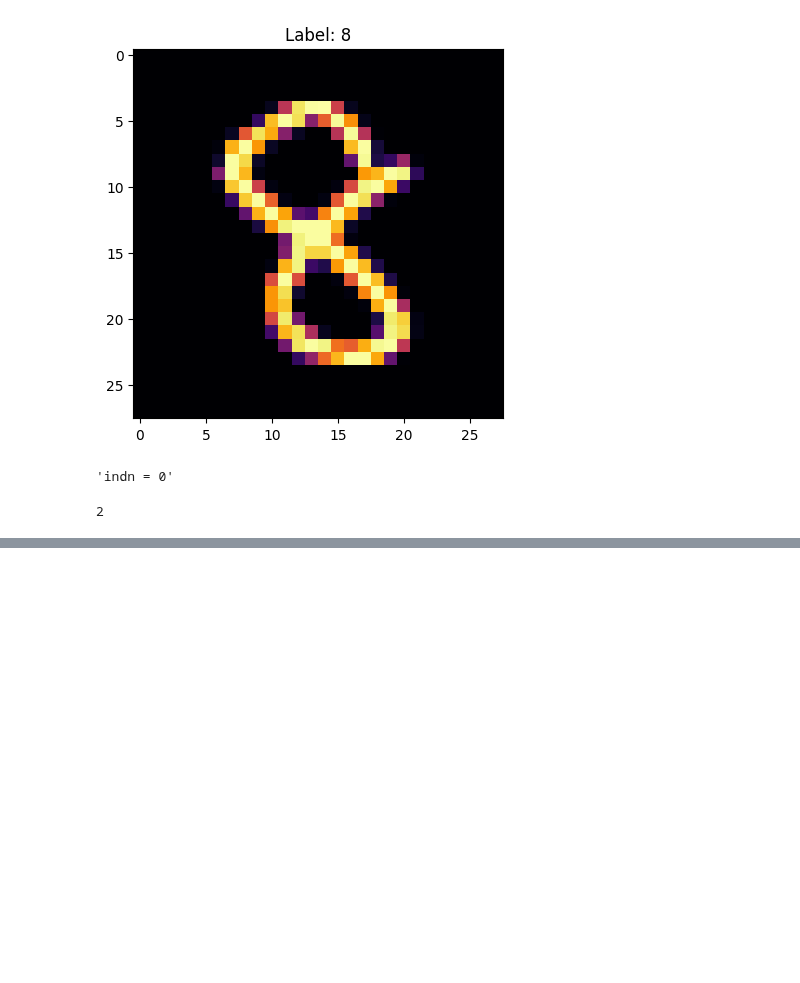
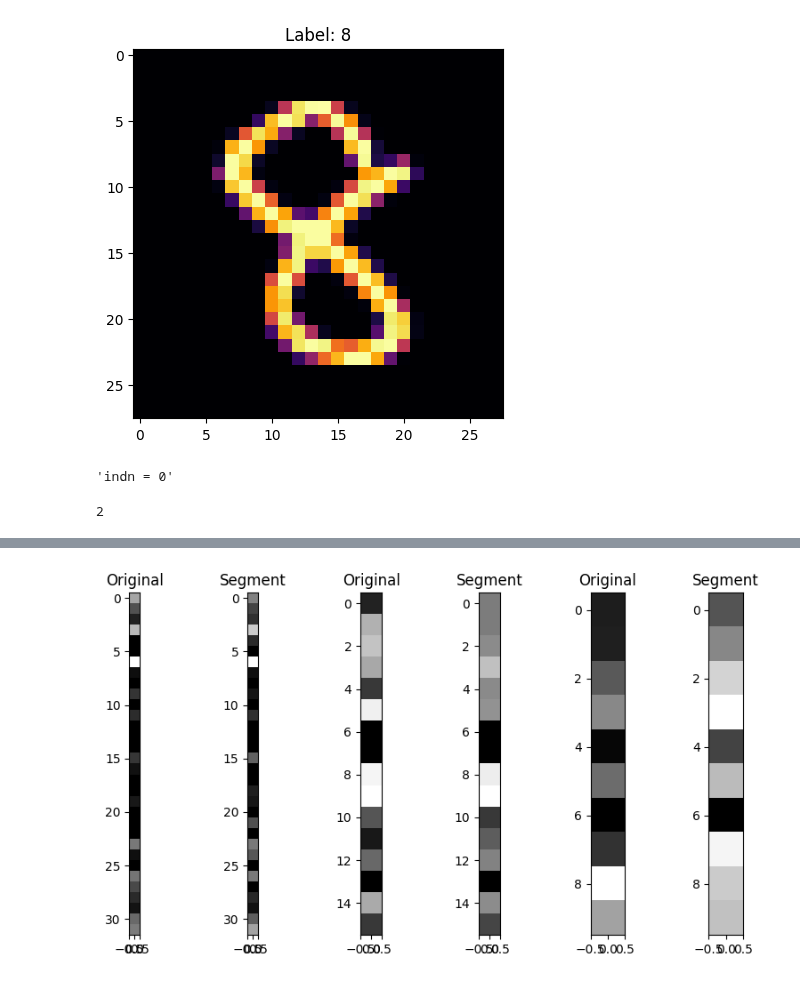
Before and after one commit to kns357/ANN_MA_Kaito, a Jupyter notebook: subnet_intel.ipynb, the cells around one changed output, grey strips where cells are left out. Saved outputs shown, nothing was run; the diff lists cells and outputs as text; code cells hidden in the pictures; blank space fills up the shorter version.

```diff
--- a/subnet_intel.ipynb
+++ b/subnet_intel.ipynb
@@ -613,0 +704,8 @@ Matching the few learnt concepts: 62.0%
+# %%
+pred = net(inputs[idx].view(-1).cuda())
+pred2 = net(seg_tensor.view(-1).cuda())
+
+print(pred[0])
+
+for i in range(10):
+    print(f"{i}: {round(pred[0][i].item(), 2)} to {round(pred2[0][i].item(), 2)}")
@@ -613,0 +725,16 @@ Matching the few learnt concepts: 62.0%
+# %%
+acts_original = input_to_activation(inputs[idx].cuda())
+acts_segmented = input_to_activation(seg_tensor.cuda())
+
+plt.figure(figsize=(10, 5))
+for i, vec in enumerate(acts_original):
+    plt.subplot(1, 6, i*2+1)
+    plt.imshow(vec.view(vec.shape[0], 1).cpu(), cmap="gray")
+    plt.title("Original")
+
+for i, vec in enumerate(acts_segmented):
+    plt.subplot(1, 6, i*2+2)
+    plt.imshow(vec.view(vec.shape[0], 1).cpu(), cmap="gray")
+    plt.title("Segment")
+# %% [output]
+[figure, added]
```
Also changed, not shown: parts of 14 cells of this notebook, 3 other files.
